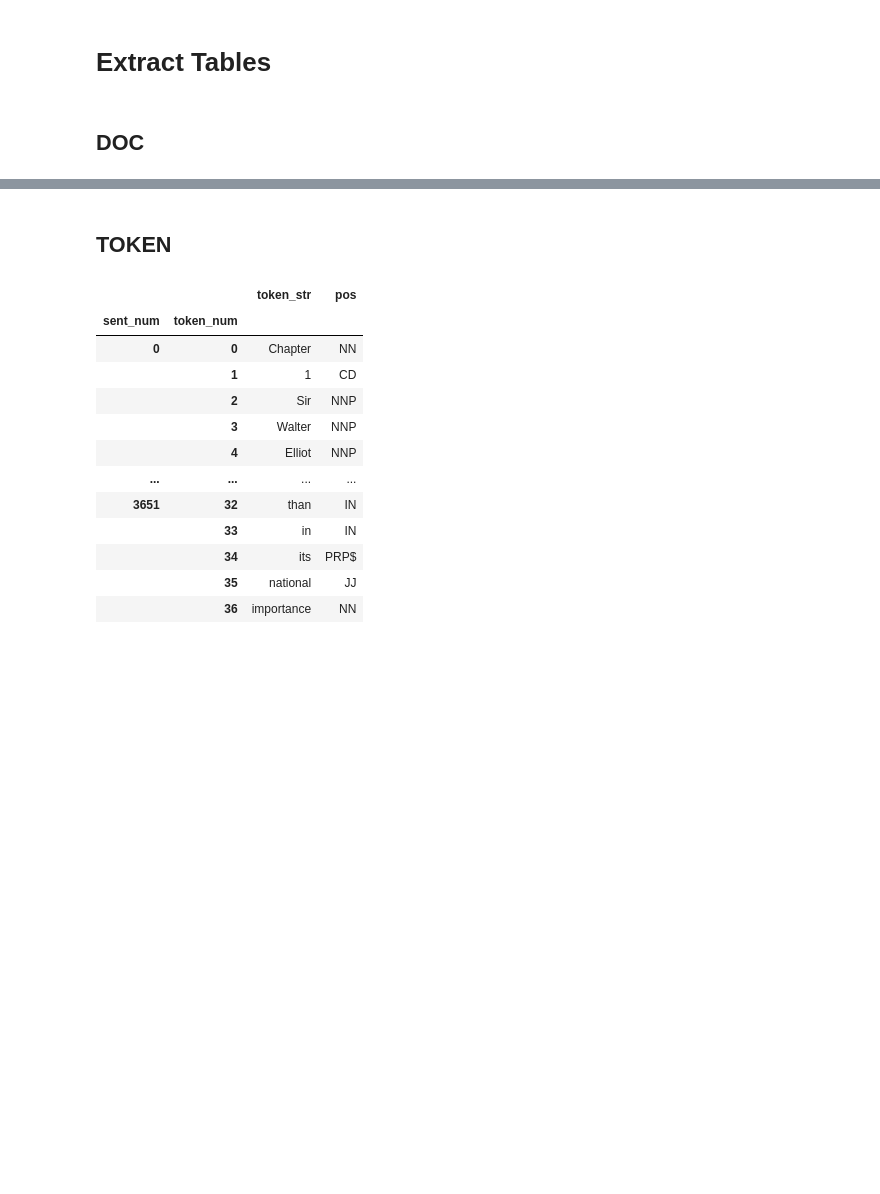
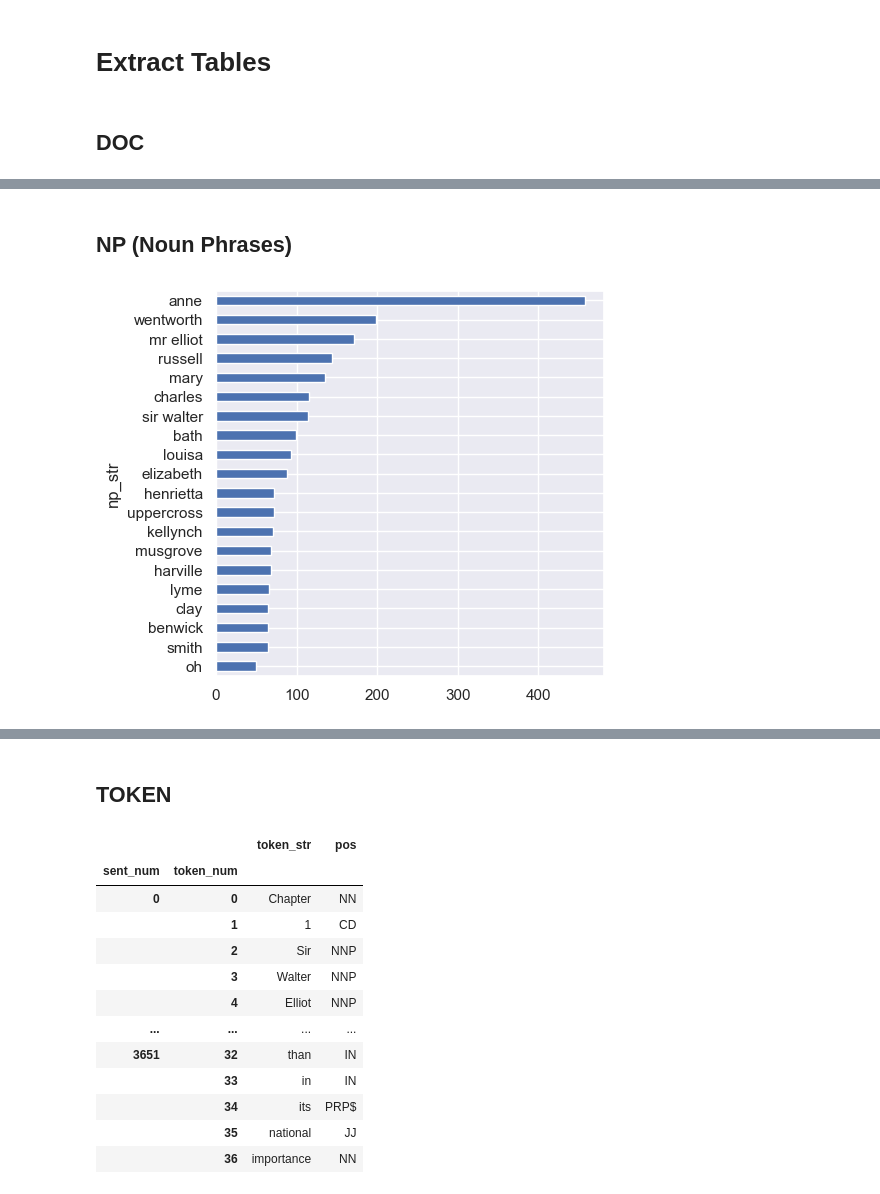
Before and after one commit to rlipps/DS5001-2024-01-R, a Jupyter notebook: lessons/M11_Narrative/M11_04_TextBlob.ipynb, the cells around one changed output, grey strips where cells are left out. Drawn from its saved outputs; the diff is of its cells as text; code cells hidden in the pictures; blank space fills up the shorter version.

```diff
--- a/lessons/M11_Narrative/M11_04_TextBlob.ipynb
+++ b/lessons/M11_Narrative/M11_04_TextBlob.ipynb
@@ -75,0 +59,14 @@ DOC
+# %%
+DOC = pd.DataFrame(json.loads(TB.to_json()))
+DOC.index.name = 'sent_id'
+# %% [markdown]
+## NP (Noun Phrases)
+# %%
+NP = DOC.noun_phrases.apply(pd.Series).stack().to_frame('np_str')
+NP.index.names = ['sent_id', 'np_num']
+# %%
+NP_VOCAB = NP.np_str.value_counts().to_frame('n')
+# %%
+NP_VOCAB.head(20).sort_values('n').plot.barh(figsize=(5, 5), legend=False);
+# %% [output]
+[figure, added]
```
Also changed, not shown: parts of 9 cells of this notebook, 1 other file.
